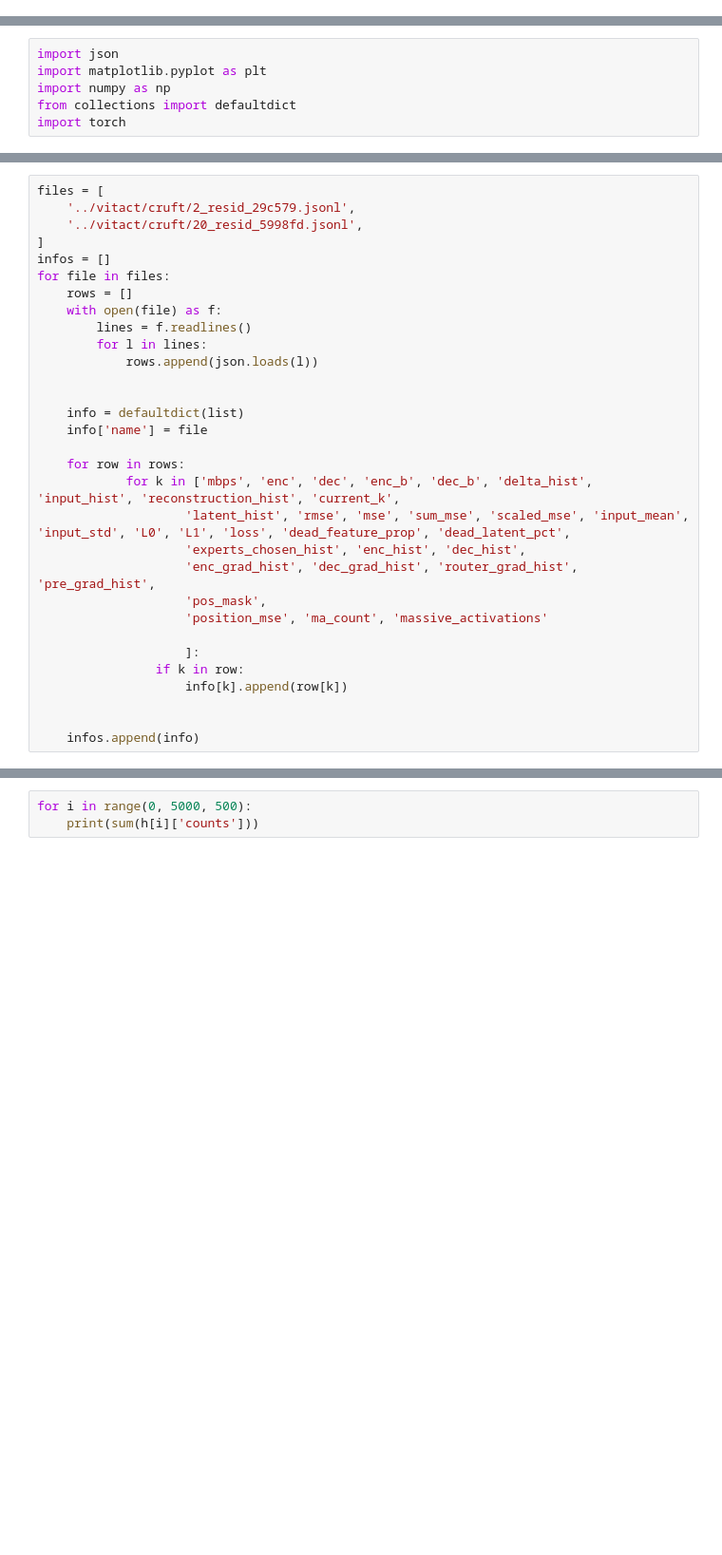
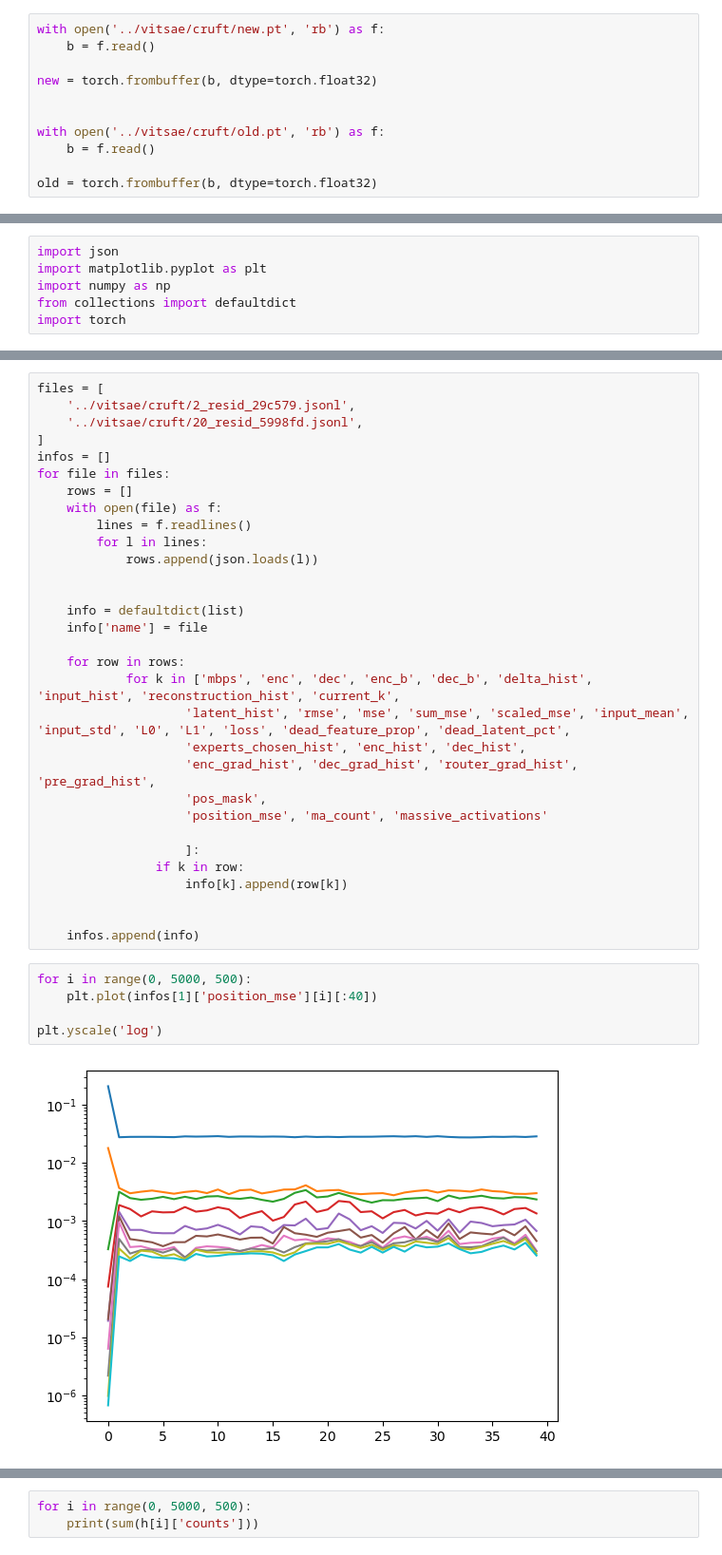
Before and after one commit to Lewington-pitsos/vitsae, a Jupyter notebook: scripts/pad.ipynb, the cells around one changed output, grey strips where cells are left out. Shown: that part at 95% size. Drawn from its saved outputs; the diff is of its cells as text; blank space fills up the shorter version.

```diff
--- a/scripts/pad.ipynb
+++ b/scripts/pad.ipynb
@@ -11,0 +13,11 @@ from sache import SpecifiedHookedViT
+# %%
+with open('../vitsae/cruft/new.pt', 'rb') as f:
+    b = f.read()
+
+new = torch.frombuffer(b, dtype=torch.float32)
+
+
+with open('../vitsae/cruft/old.pt', 'rb') as f:
+    b = f.read()
+
+old = torch.frombuffer(b, dtype=torch.float32)
@@ -223,7 +249,7 @@ import torch
 # %%
 files = [
-    '../vitact/cruft/2_resid_29c579.jsonl',
-    '../vitact/cruft/20_resid_5998fd.jsonl',
+    '../vitsae/cruft/2_resid_29c579.jsonl',
+    '../vitsae/cruft/20_resid_5998fd.jsonl',
 ]
 infos = []
 for file in files:
@@ -251,3 +277,10 @@ for file in files:
 
 
     infos.append(info)
+# %%
+for i in range(0, 5000, 500):
+    plt.plot(infos[1]['position_mse'][i][:40])
+
+plt.yscale('log')
+# %% [output]
+[figure, added]
```
Also changed, not shown: parts of 5 cells of this notebook, 6 other files.
